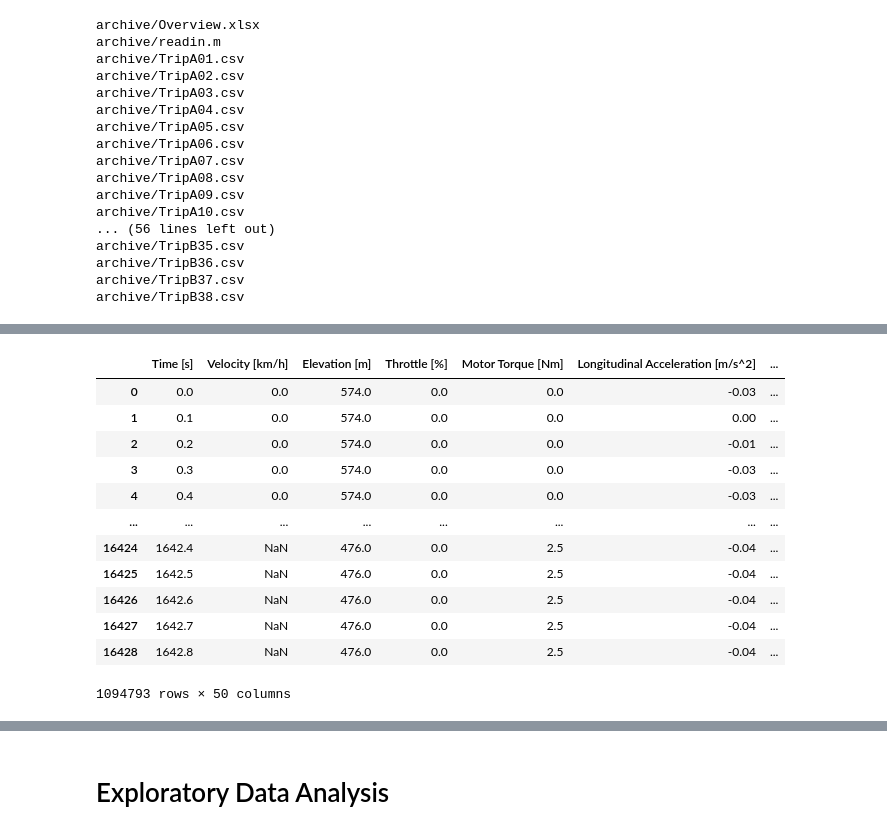
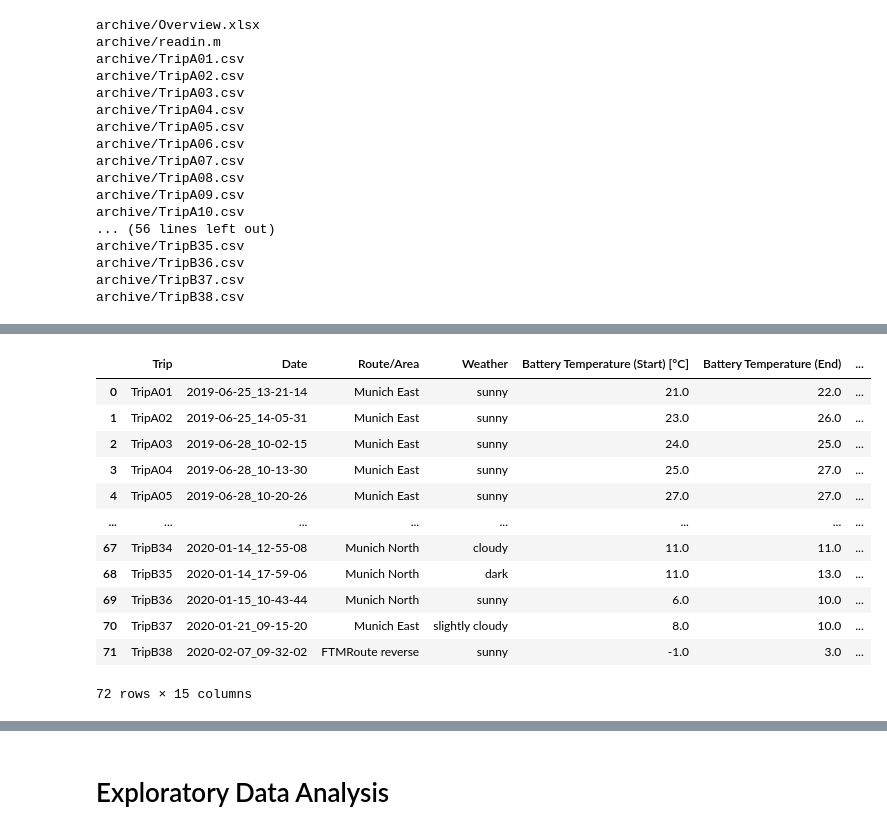
Before and after one commit to ConnorMcWard/EV-Battery, a Jupyter notebook: EV.ipynb, the cells around one changed output, grey strips where cells are left out. Saved outputs shown, nothing was run; the diff lists cells and outputs as text; code cells hidden in the pictures.

```diff
--- a/EV.ipynb
+++ b/EV.ipynb
@@ -66,25 +77,37 @@ df.head()
+# %%
+# Column 8 refers to the change in battery from start to finish. We will rename to Delta Battery
+overview.rename(columns={"Unnamed: 8": "Delta Battery"}, inplace=True)
+
+# Column 13 is a empty column so we will delete it
+# overview = overview.drop(columns=['Unnamed: 13'])
+
+overview
+# %% [output]
+|  | Trip | Date | Route/Area | Weather | Battery Temperature (Start) [°C] | Battery Temperature (End) | ... |
+| 0 | TripA01 | 2019-06-25_13-21-14 | Munich East | sunny | 21.0 | 22.0 | ... |
+| 1 | TripA02 | 2019-06-25_14-05-31 | Munich East | sunny | 23.0 | 26.0 | ... |
+| 2 | TripA03 | 2019-06-28_10-02-15 | Munich East | sunny | 24.0 | 25.0 | ... |
+| 3 | TripA04 | 2019-06-28_10-13-30 | Munich East | sunny | 25.0 | 27.0 | ... |
+| 4 | TripA05 | 2019-06-28_10-20-26 | Munich East | sunny | 27.0 | 27.0 | ... |
+| ... | ... | ... | ... | ... | ... | ... | ... |
+| 67 | TripB34 | 2020-01-14_12-55-08 | Munich North | cloudy | 11.0 | 11.0 | ... |
+| 68 | TripB35 | 2020-01-14_17-59-06 | Munich North | dark | 11.0 | 13.0 | ... |
+| 69 | TripB36 | 2020-01-15_10-43-44 | Munich North | sunny | 6.0 | 10.0 | ... |
+| 70 | TripB37 | 2020-01-21_09-15-20 | Munich East | slightly cloudy | 8.0 | 10.0 | ... |
+| 71 | TripB38 | 2020-02-07_09-32-02 | FTMRoute reverse | sunny | -1.0 | 3.0 | ... |
+72 rows × 15 columns
 # %%
 def combine_csv():
     df_main = pd.DataFrame()
     for filename in glob.glob('archive/'+'*.csv'):
         df_trip = pd.read_csv(filename, sep=';', encoding="unicode_escape")
+
+        if 'Velocity [km/h]]]' in df_trip.columns:
+            df_trip.rename(columns={"Velocity [km/h]]]": "Velocity [km/h]"}, inplace=True)
+
         df_main = pd.concat([df_main, df_trip])
 
     df_main.to_csv('All_Trips.csv', index=False)
-    return df_main
+    return df_main.head(3)
 
 # combine_csv()
-# %% [output]
-|  | Time [s] | Velocity [km/h] | Elevation [m] | Throttle [%] | Motor Torque [Nm] | Longitudinal Acceleration [m/s^2] | ... |
-| 0 | 0.0 | 0.0 | 574.0 | 0.0 | 0.0 | -0.03 | ... |
-| 1 | 0.1 | 0.0 | 574.0 | 0.0 | 0.0 | 0.00 | ... |
-| 2 | 0.2 | 0.0 | 574.0 | 0.0 | 0.0 | -0.01 | ... |
-| 3 | 0.3 | 0.0 | 574.0 | 0.0 | 0.0 | -0.03 | ... |
-| 4 | 0.4 | 0.0 | 574.0 | 0.0 | 0.0 | -0.03 | ... |
-| ... | ... | ... | ... | ... | ... | ... | ... |
-| 16424 | 1642.4 | NaN | 476.0 | 0.0 | 2.5 | -0.04 | ... |
-| 16425 | 1642.5 | NaN | 476.0 | 0.0 | 2.5 | -0.04 | ... |
-| 16426 | 1642.6 | NaN | 476.0 | 0.0 | 2.5 | -0.04 | ... |
-| 16427 | 1642.7 | NaN | 476.0 | 0.0 | 2.5 | -0.04 | ... |
-| 16428 | 1642.8 | NaN | 476.0 | 0.0 | 2.5 | -0.04 | ... |
-1094793 rows × 50 columns
```
Also changed, not shown: parts of 44 cells of this notebook.
